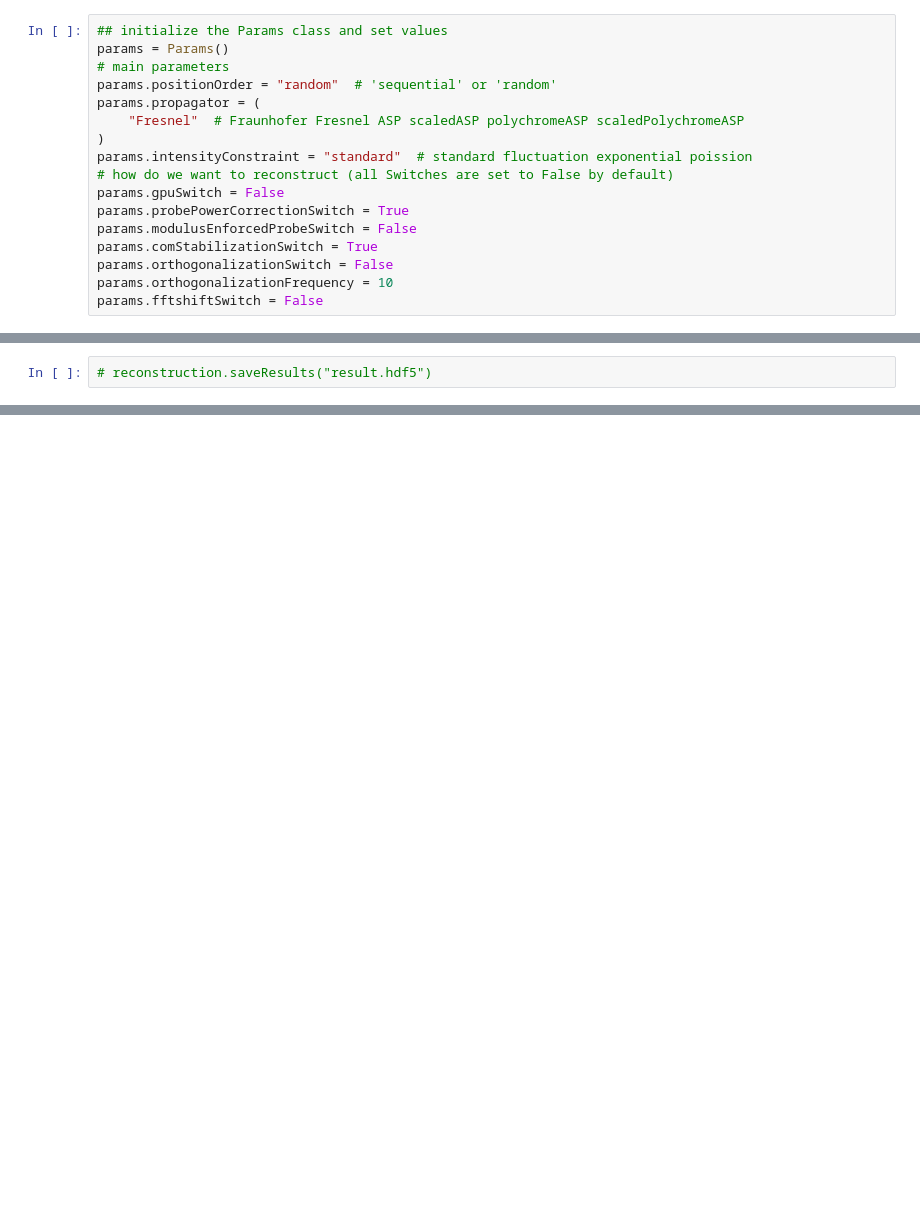
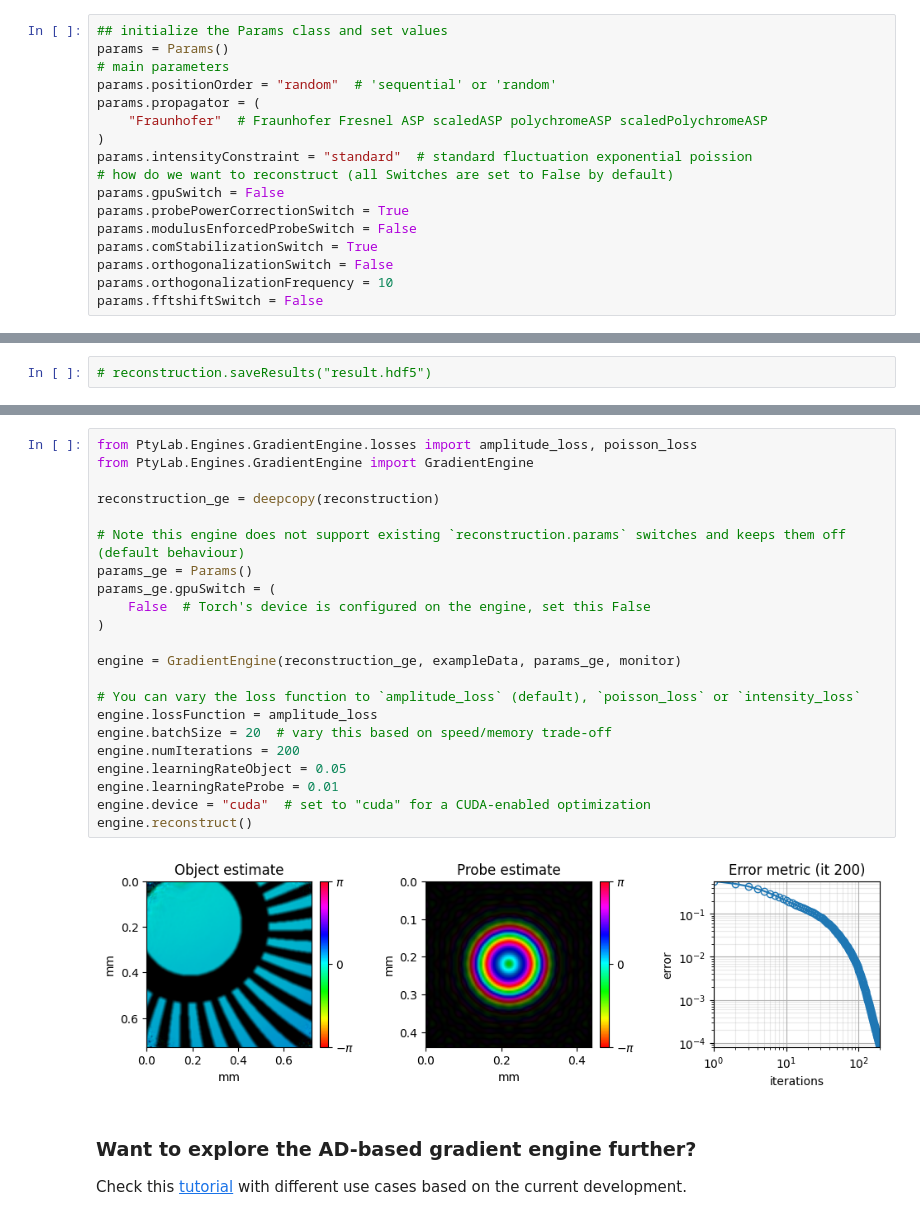
Before and after one commit to PtyLab/PtyLab.py, a Jupyter notebook: jupyter_tutorials/jupyter_tutorials_tutorial_CPM_sim.ipynb, the cells around one changed output, grey strips where cells are left out. Saved outputs shown, nothing was run; the diff lists cells and outputs as text; blank space fills up the shorter version.

Commit message:
updating the original CPM sim demo with the last optional cell with gradient-based ptycho

```diff
--- a/jupyter_tutorials/jupyter_tutorials_tutorial_CPM_sim.ipynb
+++ b/jupyter_tutorials/jupyter_tutorials_tutorial_CPM_sim.ipynb
@@ -224,7 +228,7 @@ params = Params()
 # main parameters
 params.positionOrder = "random"  # 'sequential' or 'random'
 params.propagator = (
-    "Fresnel"  # Fraunhofer Fresnel ASP scaledASP polychromeASP scaledPolychromeASP
+    "Fraunhofer"  # Fraunhofer Fresnel ASP scaledASP polychromeASP scaledPolychromeASP
 )
 params.intensityConstraint = "standard"  # standard fluctuation exponential poission
 # how do we want to reconstruct (all Switches are set to False by default)
@@ -284,0 +297,28 @@ plt.close("all")
+# %%
+from PtyLab.Engines.GradientEngine.losses import amplitude_loss, poisson_loss
+from PtyLab.Engines.GradientEngine import GradientEngine
+
+reconstruction_ge = deepcopy(reconstruction)
+
+# Note this engine does not support existing `reconstruction.params` switches and keeps them off (default behaviour)
+params_ge = Params()
+params_ge.gpuSwitch = (
+    False  # Torch's device is configured on the engine, set this False
+)
+
+engine = GradientEngine(reconstruction_ge, exampleData, params_ge, monitor)
+
+# You can vary the loss function to `amplitude_loss` (default), `poisson_loss` or `intensity_loss`
+engine.lossFunction = amplitude_loss
+engine.batchSize = 20  # vary this based on speed/memory trade-off
+engine.numIterations = 200
+engine.learningRateObject = 0.05
+engine.learningRateProbe = 0.01
+engine.device = "cuda"  # set to "cuda" for a CUDA-enabled optimization
+engine.reconstruct()
+# %% [output]
+[figure, added]
+# %% [markdown]
+### Want to explore the AD-based gradient engine further?
+
+Check this [tutorial](jupyter_tutorials_tutorial_CPM_sim_GradientEngine.ipynb) with different use cases based on the current development.
```
Also changed, not shown: parts of 4 cells of this notebook.
